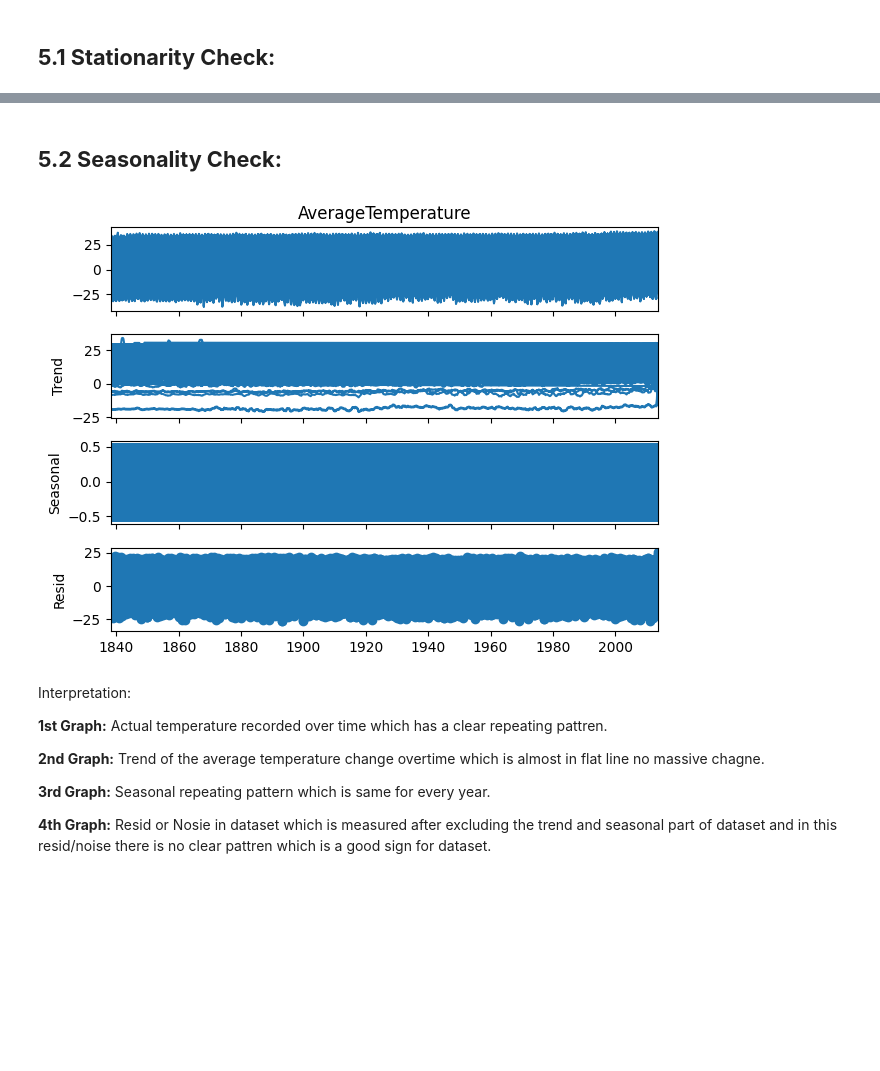
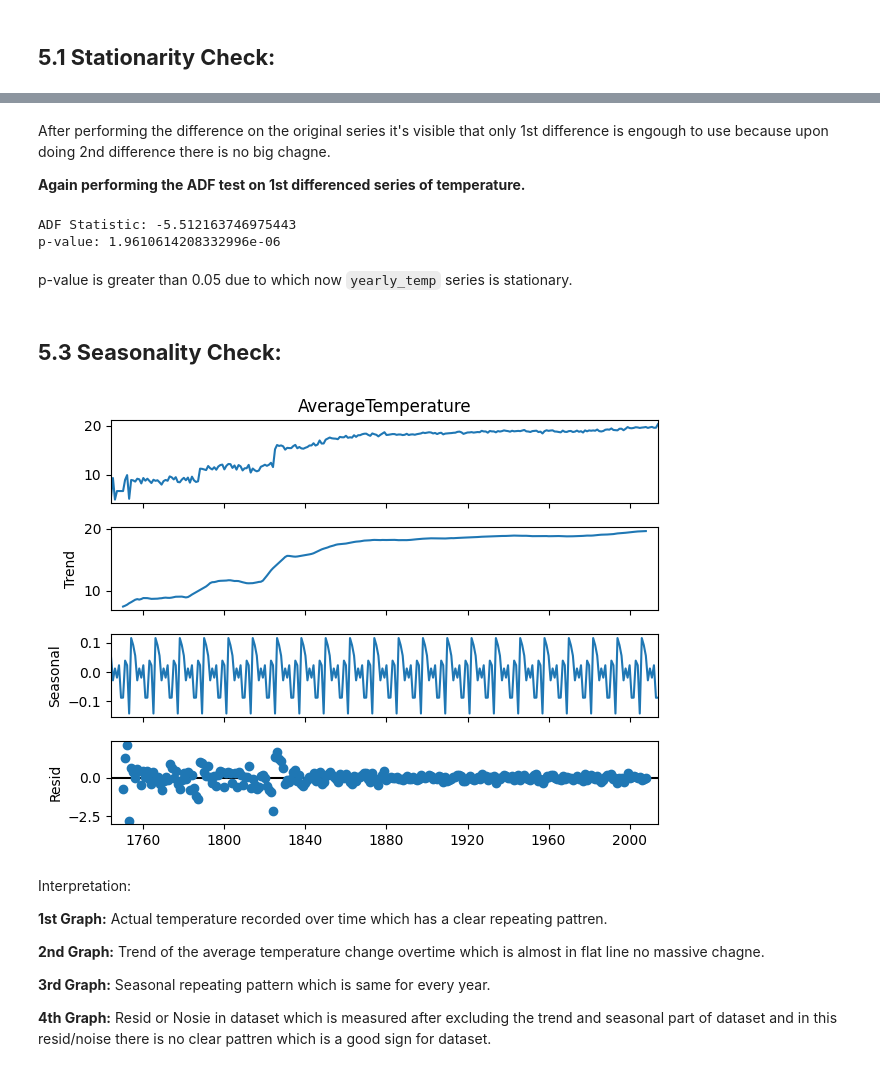
Before and after one commit to HassanZeb01/land_temperature_by_country, a Jupyter notebook: climate_temperature.ipynb, the cells around one changed output, grey strips where cells are left out. Cells and saved outputs as stored; diff of their text form; code cells hidden in the pictures; blank space fills up the shorter version.

```diff
--- a/climate_temperature.ipynb
+++ b/climate_temperature.ipynb
@@ -445,6 +445,7 @@ Correlation between both columns are negatively very weak which means there is v
 # %% [markdown]
 ### **A. Yearly Average Temperature - Globally:**
 # %%
+df['Year'] = df['Date'].dt.year
 df_yearly = df.groupby('Year')['AverageTemperature'].mean().reset_index()
 fig = px.line(df_yearly, x='Year', y='AverageTemperature',title='Global Average Temperature trend')
 fig.show()
@@ -515,6 +516,9 @@ from statsmodels.tsa.seasonal import seasonal_decompose
 
 # Setting index to date column
 df.set_index('Date', inplace=True)
+
+# Grouping by year
+yearly_temp = df['AverageTemperature'].resample('YE').mean()
 # %% [markdown]
 ## **5.1 Stationarity Check:**
 # %%
@@ -539,11 +579,27 @@ Adfuller test shows that test score of dataset is **-13.18** which is smaller th
+# %% [markdown]
+After performing the difference on the original series it's visible that only 1st difference is engough to use because upon doing 2nd difference there is no big chagne.
+
+**Again performing the ADF test on 1st differenced series of temperature.**
+# %%
+diff_adf = adfuller(diff_series1)
+# ADF test calculated value.
+print('ADF Statistic:', diff_adf[0])
+
+# Significance level
+print('p-value:', diff_adf[1])
+# %% [output]
+ADF Statistic: -5.512163746975443
+p-value: 1.9610614208332996e-06
+# %% [markdown]
+p-value is greater than 0.05 due to which now `yearly_temp` series is stationary.
 # %% [markdown]
-## **5.2 Seasonality Check:**
+## **5.3 Seasonality Check:**
 # %%
-result = seasonal_decompose(df['AverageTemperature'], model='additive', period = 12)
-result.plot()
+seasonal = seasonal_decompose(yearly_temp, model='additive', period = 12)
+seasonal.plot()
 plt.show()
 # %% [output]
-[figure, old version]
+[figure, new version]
 # %% [markdown]
 Interpretation:
 
```
Also changed, not shown: parts of 23 cells of this notebook.
